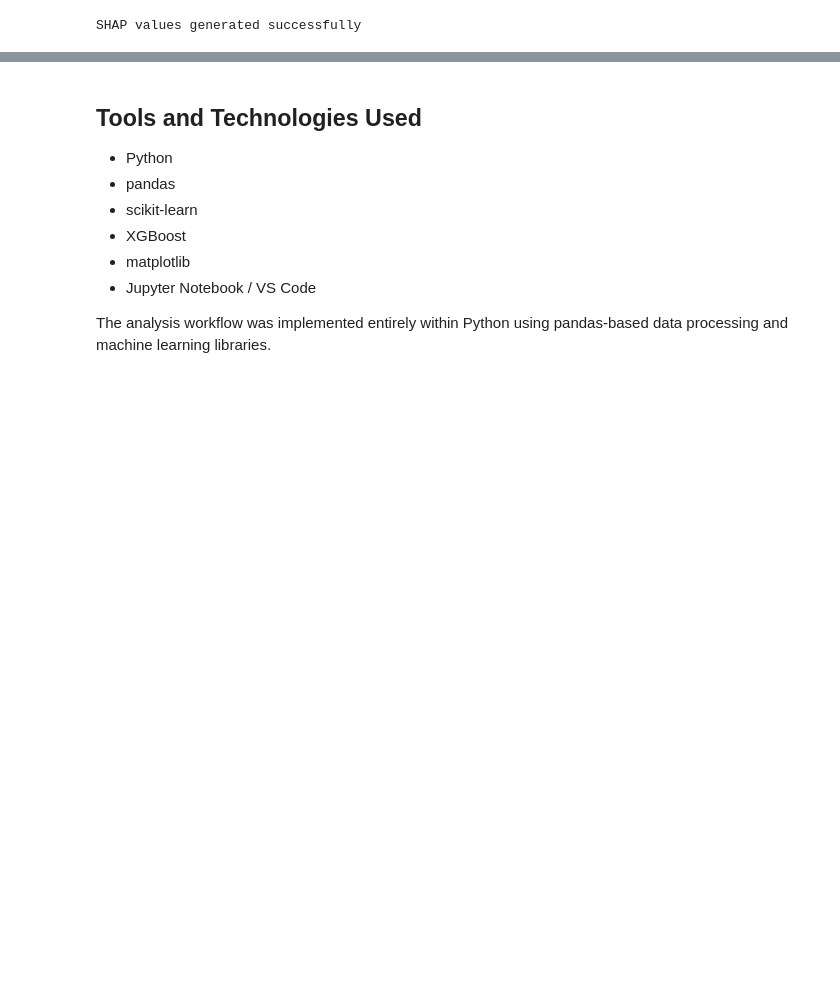
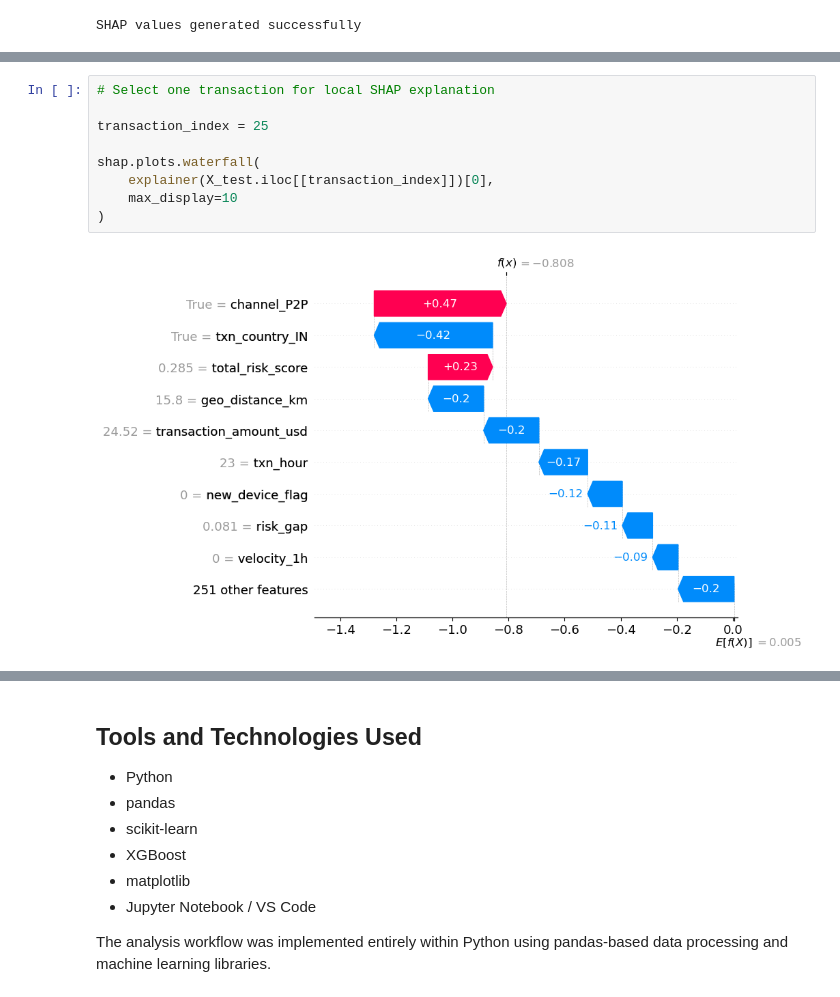
Before and after one commit to kuthurukarthikkumar-prog/jp-morgan-internship, a Jupyter notebook: 02_JPMorgan_Explainable_Fraud_Alert_Prioritization_Project_Kit/C_Supporting_Files/notebooks/jp_morgan_fraud_intelligence_Analysis.ipynb, the cells around one changed output, grey strips where cells are left out. Saved outputs shown, nothing was run; the diff lists cells and outputs as text; blank space fills up the shorter version.

```diff
--- a/02_JPMorgan_Explainable_Fraud_Alert_Prioritization_Project_Kit/C_Supporting_Files/notebooks/jp_morgan_fraud_intelligence_Analysis.ipynb
+++ b/02_JPMorgan_Explainable_Fraud_Alert_Prioritization_Project_Kit/C_Supporting_Files/notebooks/jp_morgan_fraud_intelligence_Analysis.ipynb
@@ -1132,0 +1173,11 @@ This strengthens investigator transparency by showing which factors contribute m
+# %%
+# Select one transaction for local SHAP explanation
+
+transaction_index = 25
+
+shap.plots.waterfall(
+    explainer(X_test.iloc[[transaction_index]])[0],
+    max_display=10
+)
+# %% [output]
+[figure, added]
```
Also changed, not shown: parts of 82 cells of this notebook, 6 other files.
